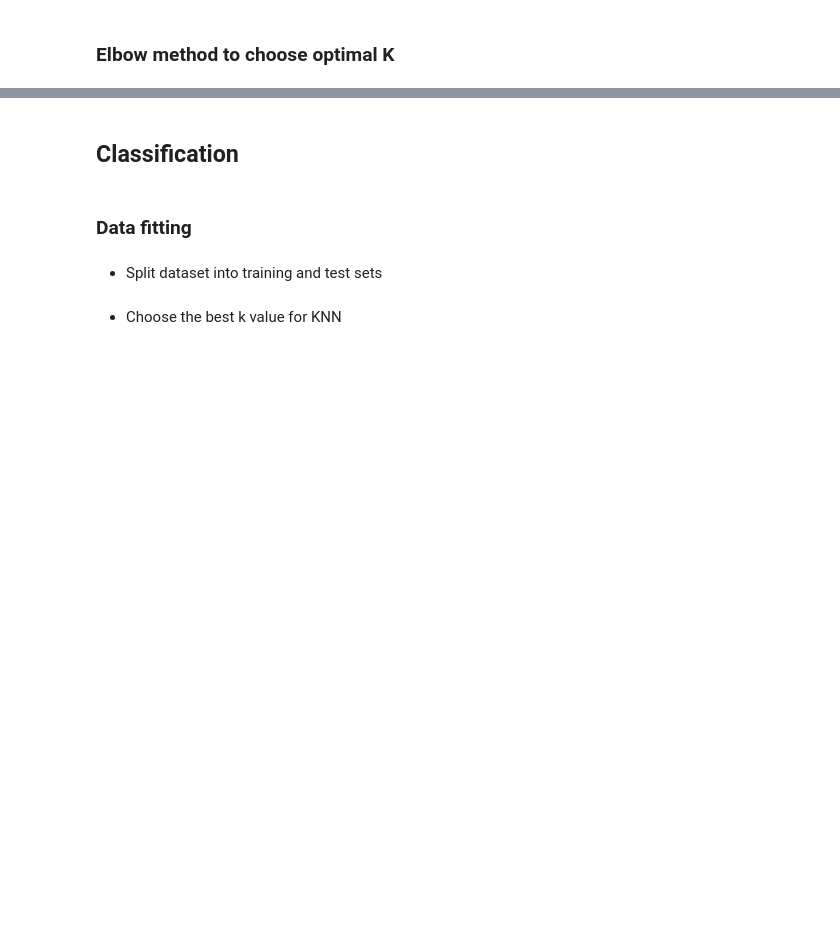
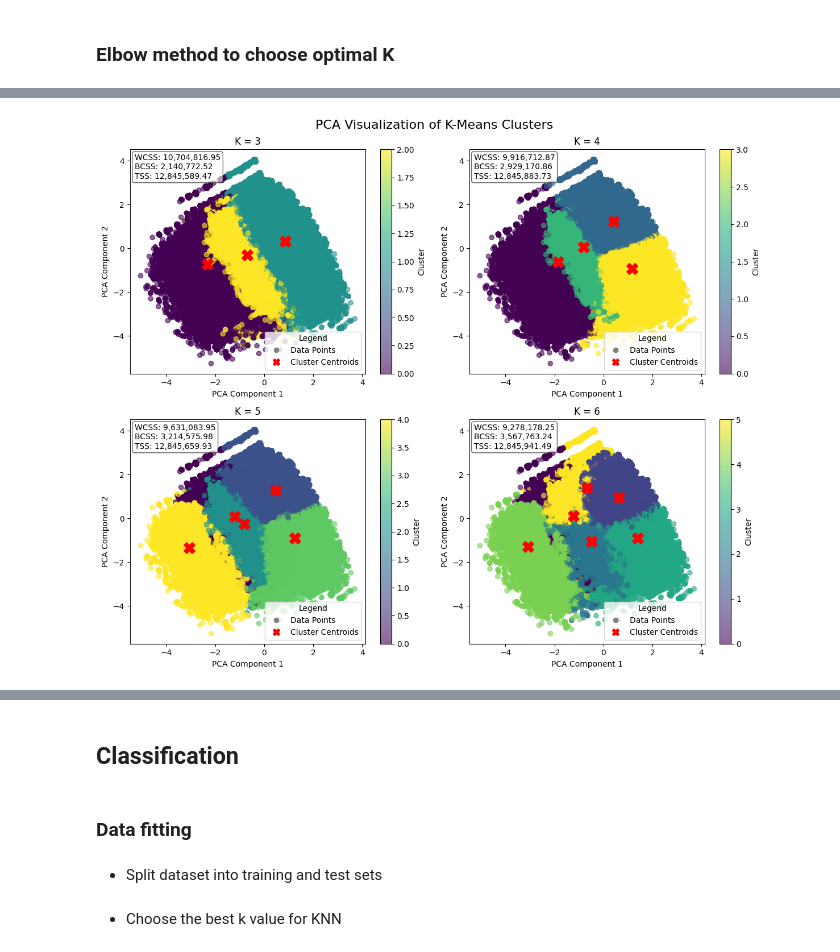
Before and after one commit to yceugene/DA_Proj_G7, a Jupyter notebook: src/team7_final_presentation.ipynb, the cells around one changed output, grey strips where cells are left out. Drawn from its saved outputs; the diff is of its cells as text; code cells hidden in the pictures; blank space fills up the shorter version.

```diff
--- a/src/team7_final_presentation.ipynb
+++ b/src/team7_final_presentation.ipynb
@@ -1312,3 +1177,54 @@ Total Sum of Squares (TSS = WCSS + BCSS): 10850142.86
+# %%
+# Create a list of K values to experiment with
+k_values = [3, 4, 5, 6]
+
+# Initialize the plot
+fig, axes = plt.subplots(2, 2, figsize=(12, 10))
+plt.suptitle('PCA Visualization of K-Means Clusters', fontsize=16)
+
+# Flatten the 2D axes array for easy iteration
+axes = axes.flatten()
+
+# Loop through K values and fit the KMeans model for each
+for i, k in enumerate(k_values):
+    wcss, bcss, pca, labels, centroids = k_means(k, rating_df_numeric)
+
+    # Plot the result
+    # axes[i].scatter(rating_df_numeric.iloc[:, 0], rating_df_numeric.iloc[:, 1], c=labels, cmap='viridis')
+    scatter = axes[i].scatter(pca['PCA Component 1'], pca['PCA Component 2'], c=labels, cmap='viridis', alpha=0.6)
+    axes[i].scatter(centroids[:, 0], centroids[:, 1], c='red', marker='X', s=200)
+
+    axes[i].set_title(f'K = {k}')
+    axes[i].set_xlabel('PCA Component 1')  # Adjust based on your actual feature names
+    axes[i].set_ylabel('PCA Component 2')  # Adjust based on your actual feature names
+
+    # Calculate TSS
+    tss = wcss + bcss
+
+    # Legend
+    data_points_handle = mlines.Line2D([], [], color='gray', marker='o',
+                                       linestyle='None', markersize=6, label='Data Points')
+    centroid_handle = mlines.Line2D([], [], color='red', marker='X',
+                                    linestyle='None', markersize=8, label='Cluster Centroids')
+    axes[i].legend(handles=[data_points_handle, centroid_handle], loc='best')
+
+    # Textbox for metrics
+    axes[i].text(
+        0.02, 0.98,
+        f"WCSS: {wcss:,.2f}\nBCSS: {bcss:,.2f}\nTSS: {tss:,.2f}",
+        transform=axes[i].transAxes,
+        fontsize=10,
+        verticalalignment='top',
+        bbox=dict(boxstyle='round', facecolor='white', alpha=0.6)
+    )
+
+    cbar = fig.colorbar(scatter, ax=axes[i])
+    cbar.set_label('Cluster')
+
+plt.tight_layout()
+plt.show()
+# %% [output]
+[figure, added]
 # %% [markdown]
 ### Summary
 
```
Also changed, not shown: parts of 43 cells of this notebook.
